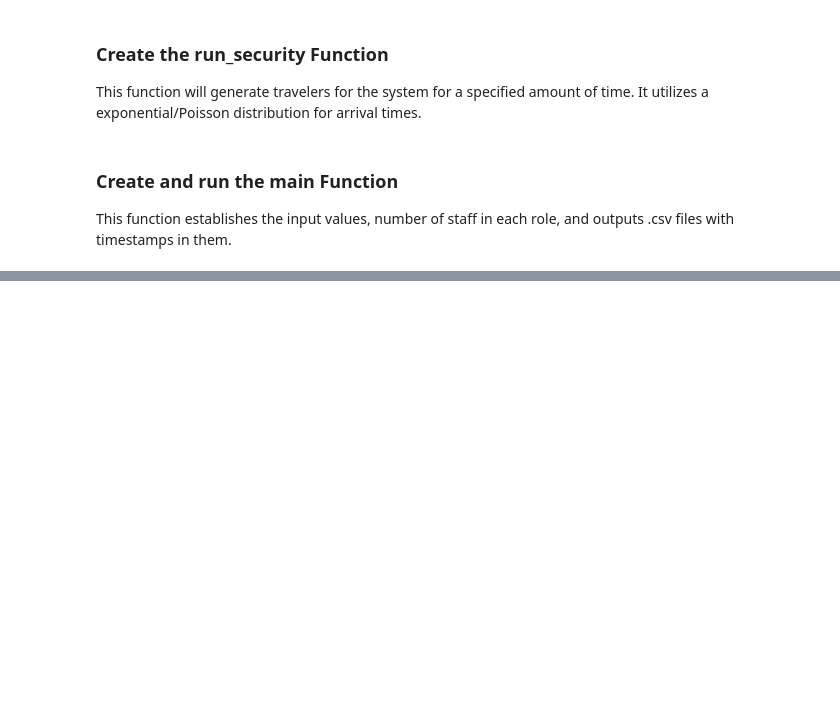
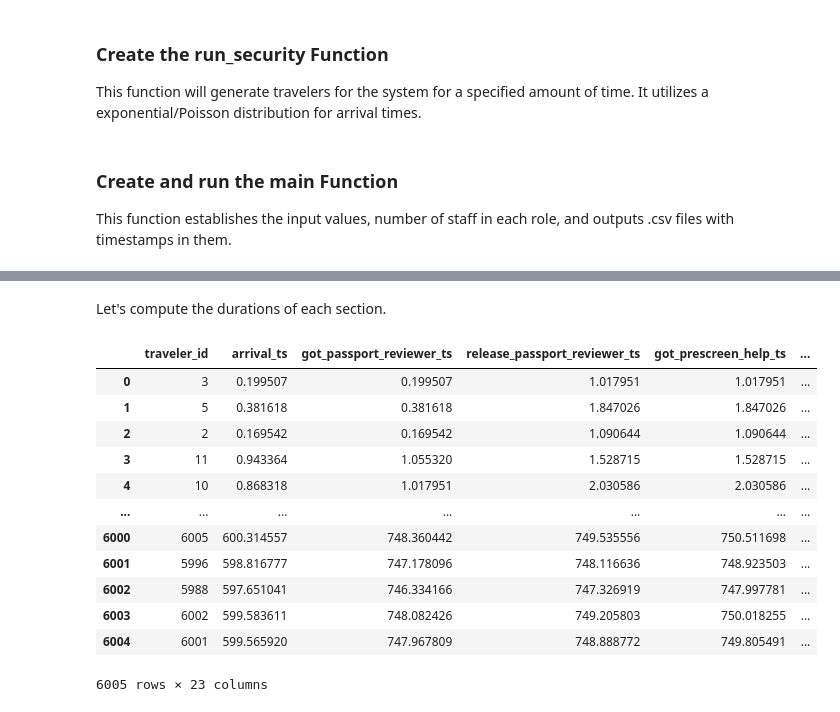
Before and after one commit to artmast64/mis_4480_hw3, a Jupyter notebook: notebooks/hw3.ipynb, the cells around one changed output, grey strips where cells are left out. Saved outputs shown, nothing was run; the diff lists cells and outputs as text; code cells hidden in the pictures; blank space fills up the shorter version.

```diff
--- a/notebooks/hw3.ipynb
+++ b/notebooks/hw3.ipynb
@@ -297,0 +347,2 @@ Simulation ended at time 1202.7176516582294
+# %% [markdown]
+Let's compute the durations of each section.
@@ -297,0 +361,17 @@ Simulation ended at time 1202.7176516582294
+# %%
+security_traveler_log_df = compute_durations(security_traveler_log_df)
+security_traveler_log_df
+# %% [output]
+|  | traveler_id | arrival_ts | got_passport_reviewer_ts | release_passport_reviewer_ts | got_prescreen_help_ts | ... |
+| 0 | 3 | 0.199507 | 0.199507 | 1.017951 | 1.017951 | ... |
+| 1 | 5 | 0.381618 | 0.381618 | 1.847026 | 1.847026 | ... |
+| 2 | 2 | 0.169542 | 0.169542 | 1.090644 | 1.090644 | ... |
+| 3 | 11 | 0.943364 | 1.055320 | 1.528715 | 1.528715 | ... |
+| 4 | 10 | 0.868318 | 1.017951 | 2.030586 | 2.030586 | ... |
+| ... | ... | ... | ... | ... | ... | ... |
+| 6000 | 6005 | 600.314557 | 748.360442 | 749.535556 | 750.511698 | ... |
+| 6001 | 5996 | 598.816777 | 747.178096 | 748.116636 | 748.923503 | ... |
+| 6002 | 5988 | 597.651041 | 746.334166 | 747.326919 | 747.997781 | ... |
+| 6003 | 6002 | 599.583611 | 748.082426 | 749.205803 | 750.018255 | ... |
+| 6004 | 6001 | 599.565920 | 747.967809 | 748.888772 | 749.805491 | ... |
+6005 rows × 23 columns
```
Also changed, not shown: parts of 16 cells of this notebook, 3 other files.
